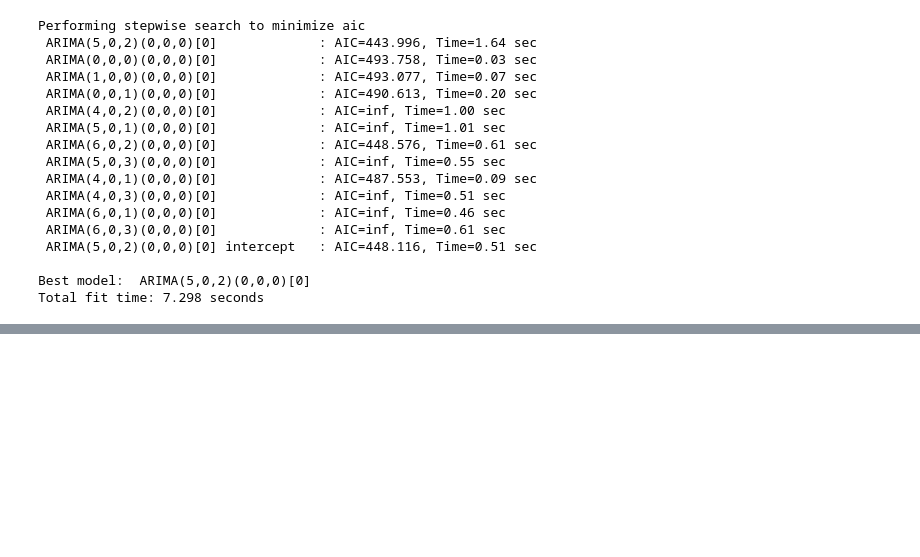
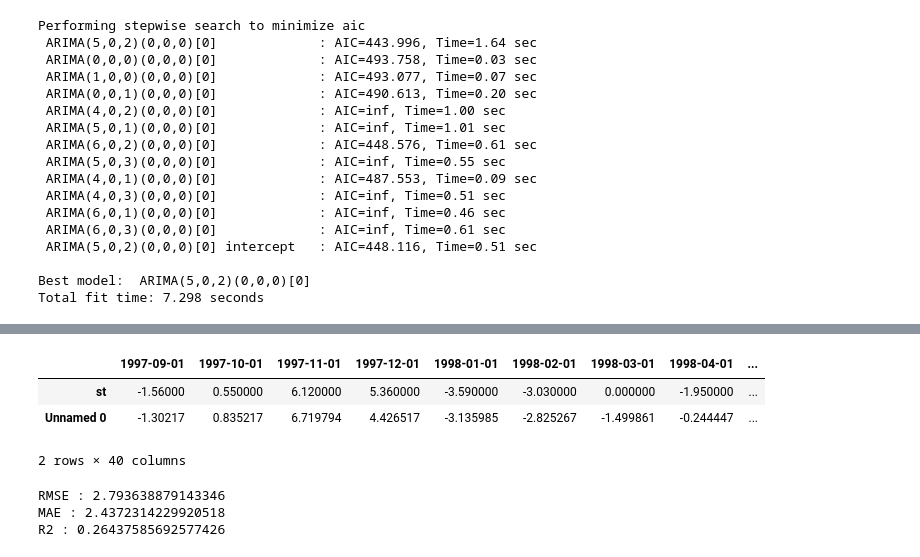
Before and after one commit to j019/Practical-Machine-Learning-, a Jupyter notebook: Day9/TimeSeries.ipynb, the cells around one changed output, grey strips where cells are left out. Saved outputs shown, nothing was run; the diff lists cells and outputs as text; code cells hidden in the pictures; blank space fills up the shorter version.

```diff
--- a/Day9/TimeSeries.ipynb
+++ b/Day9/TimeSeries.ipynb
@@ -428,0 +450,19 @@ Total fit time: 7.298 seconds
+# %%
+sar = ARIMA((5,0,0),(1,0,1,6), with_intercept=True)
+sar.fit(train)
+forecasts = sar.predict(test.shape[0])
+# %%
+pd.DataFrame([test,forecasts])
+# %% [output]
+|  | 1997-09-01 | 1997-10-01 | 1997-11-01 | 1997-12-01 | 1998-01-01 | 1998-02-01 | 1998-03-01 | 1998-04-01 | ... |
+| st | -1.56000 | 0.550000 | 6.120000 | 5.360000 | -3.590000 | -3.030000 | 0.000000 | -1.950000 | ... |
+| Unnamed 0 | -1.30217 | 0.835217 | 6.719794 | 4.426517 | -3.135985 | -2.825267 | -1.499861 | -0.244447 | ... |
+2 rows × 40 columns
+# %%
+print(f'RMSE : {root_mean_squared_error(test,forecasts)}')
+print(f'MAE : {mean_absolute_error(test,forecasts)}')
+print(f'R2 : {r2_score(test,forecasts)}')
+# %% [output]
+RMSE : 2.793638879143346
+MAE : 2.4372314229920518
+R2 : 0.26437585692577426
```
Also changed, not shown: parts of 8 cells of this notebook.
